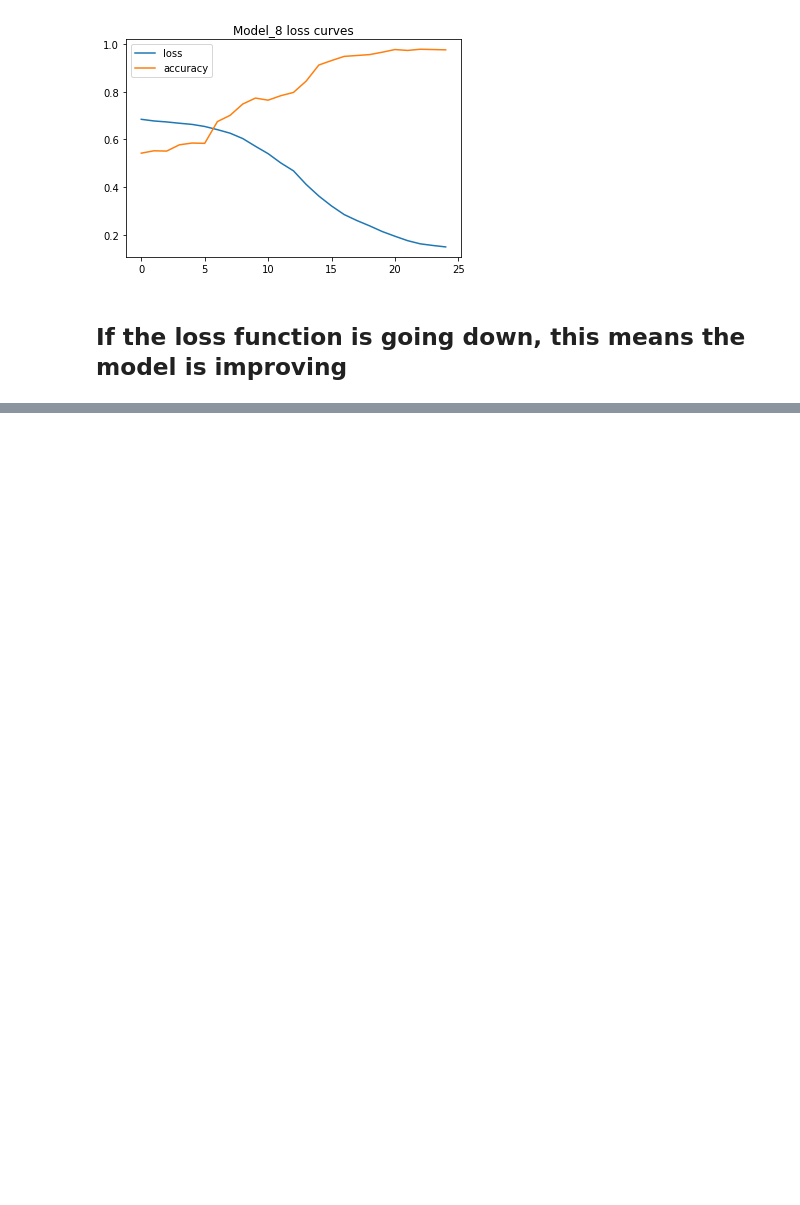
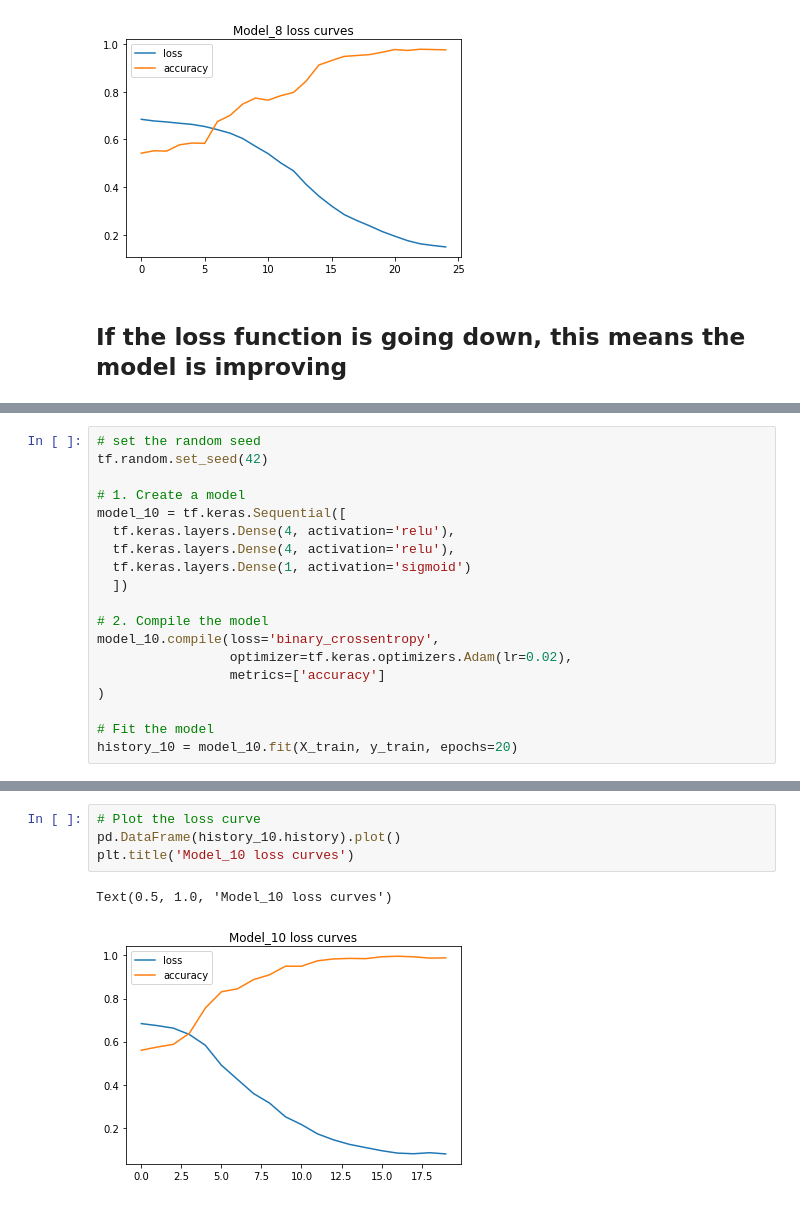
Before and after one commit to Kgs-Mathaba/TensorFlow_DC_ZTM, a Jupyter notebook: 02_neural_network_classification_with_tensorflow.ipynb, the cells around one changed output, grey strips where cells are left out. Saved outputs shown, nothing was run; the diff lists cells and outputs as text; blank space fills up the shorter version.

```diff
--- a/02_neural_network_classification_with_tensorflow.ipynb
+++ b/02_neural_network_classification_with_tensorflow.ipynb
@@ -801,0 +879,19 @@ Text(0.5, 1.0, 'Model_8 loss curves')
+# %%
+# set the random seed
+tf.random.set_seed(42)
+
+# 1. Create a model
+model_10 = tf.keras.Sequential([
+  tf.keras.layers.Dense(4, activation='relu'),
+  tf.keras.layers.Dense(4, activation='relu'),
+  tf.keras.layers.Dense(1, activation='sigmoid')
+  ])
+
+# 2. Compile the model
+model_10.compile(loss='binary_crossentropy',
+                 optimizer=tf.keras.optimizers.Adam(lr=0.02),
+                 metrics=['accuracy']
+)
+
+# Fit the model
+history_10 = model_10.fit(X_train, y_train, epochs=20)
@@ -801,0 +916,7 @@ Text(0.5, 1.0, 'Model_8 loss curves')
+# %%
+# Plot the loss curve
+pd.DataFrame(history_10.history).plot()
+plt.title('Model_10 loss curves')
+# %% [output]
+Text(0.5, 1.0, 'Model_10 loss curves')
+[figure, added]
```
Also changed, not shown: parts of 65 cells of this notebook.
